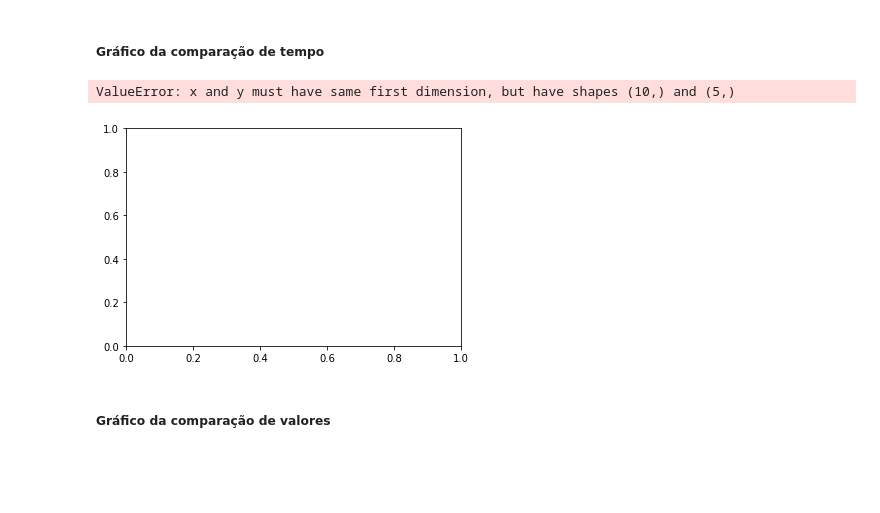
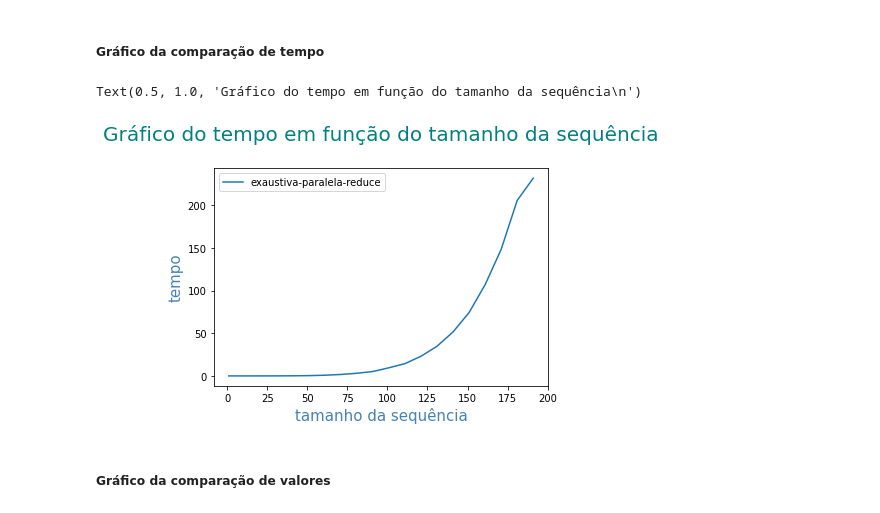
Before and after one commit to gabriellaec/supercomp-P4, a Jupyter notebook: relatorio/relatorio.ipynb, the cells around one changed output. Cells and saved outputs as stored; diff of their text form; code cells hidden in the pictures; blank space fills up the shorter version.

```diff
--- a/relatorio/relatorio.ipynb
+++ b/relatorio/relatorio.ipynb
@@ -157,0 +193,17 @@ multiIndex_df
+# %%
+valores=[1]
+for i in range (1,10):
+    valores.append(valores[i-1]+10)
+
+for exe in df.columns.values.tolist():
+    plt.plot(valores,multiIndex_df[exe]["times"].values, label=exe)
+plt.legend()
+plt.xlabel("tamanho da sequência",
+           fontsize=15,
+          color="steelblue")
+plt.ylabel("tempo",
+           fontsize=15,
+          color="steelblue")
+plt.title(label="Gráfico do tempo em função do tamanho da sequência\n",
+          fontsize=20,
+          color="teal")
@@ -158,7 +213,20 @@ multiIndex_df
+# %%
+for exe in df.columns.values.tolist():
+    plt.plot(valores,multiIndex_df[exe]["results"].values.astype(float), label=exe)
+plt.legend()
+plt.xlabel("tamanho da sequência",
+           fontsize=15,
+          color="steelblue")
+plt.ylabel("valor máximo",
+           fontsize=15,
+          color="steelblue")
+plt.title(label="Gráfico do valor máximo encontrado em função do tamanho da sequência\n",
+          fontsize=20,
+          color="teal")
 # %% [markdown]
 --------
 # %%
-executaveis = ["exaustiva-paralela"]
+executaveis = ["exaustiva-paralela-reduce"]
 arquivos=[]
 for i in range(20):
     arquivos.append(f"dna{i}.seq")
@@ -182,5 +250,3 @@ dna16.seq
 dna17.seq
 dna18.seq
 dna19.seq
-# %%
-dic = gera_resultados("in_exaustiva_maior", arquivos, executaveis)
@@ -235,24 +283,24 @@ multiIndex_df
 ##### Gráfico da comparação de tempo
 # %%
 valores=[1]
-for i in range (1,10):
+for i in range (1,20):
     valores.append(valores[i-1]+10)
 
 for exe in df.columns.values.tolist():
     plt.plot(valores,multiIndex_df[exe]["times"].values, label=exe)
 plt.legend()
 plt.xlabel("tamanho da sequência",
            fontsize=15,
           color="steelblue")
 plt.ylabel("tempo",
            fontsize=15,
           color="steelblue")
 plt.title(label="Gráfico do tempo em função do tamanho da sequência\n",
           fontsize=20,
           color="teal")
 # %% [output]
-ValueError: x and y must have same first dimension, but have shapes (10,) and (5,)
+Text(0.5, 1.0, 'Gráfico do tempo em função do tamanho da sequência\n')
-[figure, old version]
+[figure, new version]
 # %% [markdown]
 ##### Gráfico da comparação de valores
 # %%
```
Also changed, not shown: parts of 17 cells of this notebook, 1 other file.
